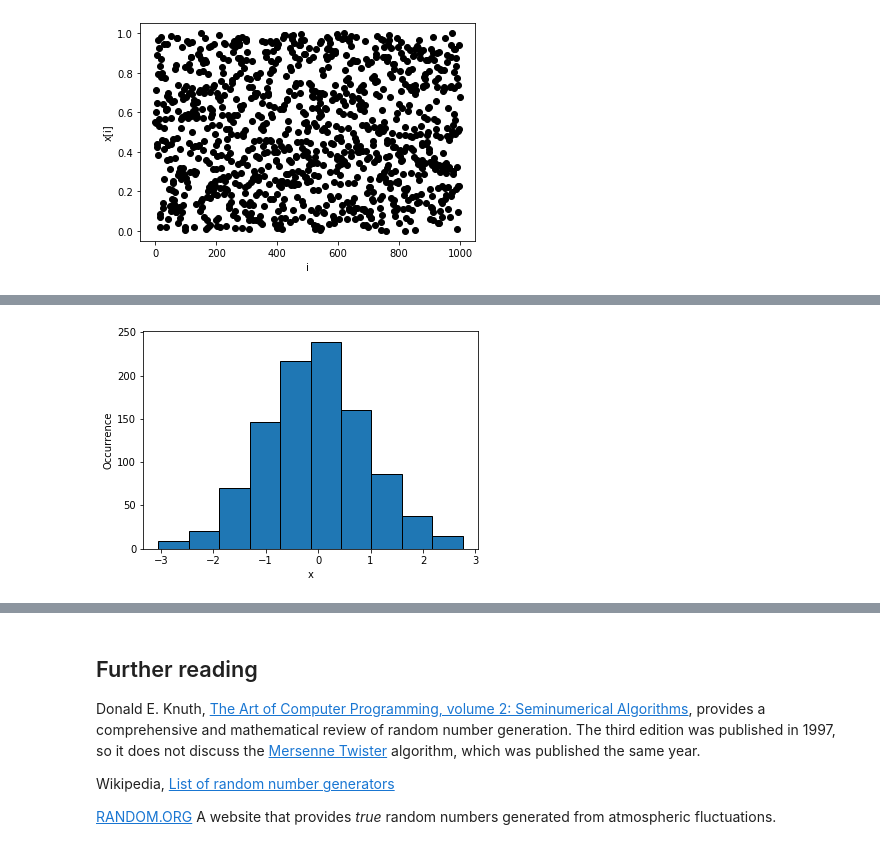
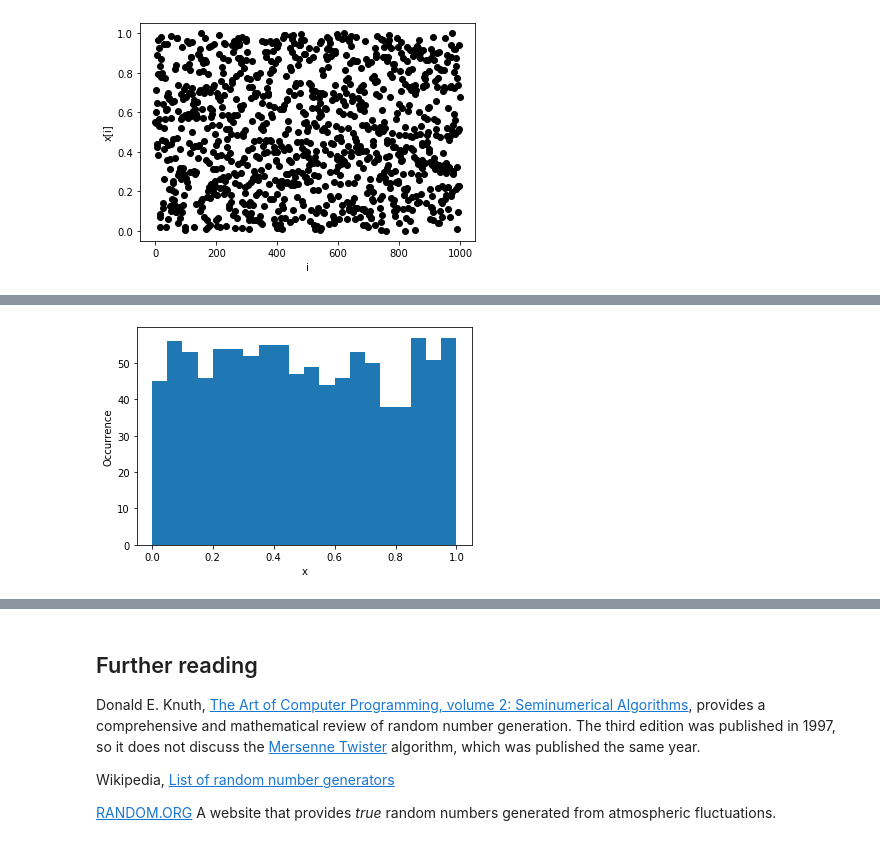
Before and after one commit to jsdodge/data-analysis-python, a Jupyter notebook: notebooks/1.0-Random-numbers.ipynb, the cells around one changed output, grey strips where cells are left out. Cells and saved outputs as stored; diff of their text form; code cells hidden in the pictures.

Commit message:
Provisional final draft of 1.0-Random-numbers.ipynb; put unused text into its own notebook

```diff
--- a/notebooks/1.0-Random-numbers.ipynb
+++ b/notebooks/1.0-Random-numbers.ipynb
@@ -247,9 +287,10 @@ in which $\mu = 0$ and $\sigma=1$. The cell below uses `randn` to create an arra
 # %%
 N = 1000
 random.seed(0)
-x = random.randn(N)
-plt.hist(x, edgecolor='k')
+x = random.rand(N)
+
+plt.hist(x, bins=20)
 plt.xlabel('x')
 plt.ylabel('Occurrence');
 # %% [output]
-[figure, old version]
+[figure, new version]
```
Also changed, not shown: parts of 37 cells of this notebook, 1 other file.
